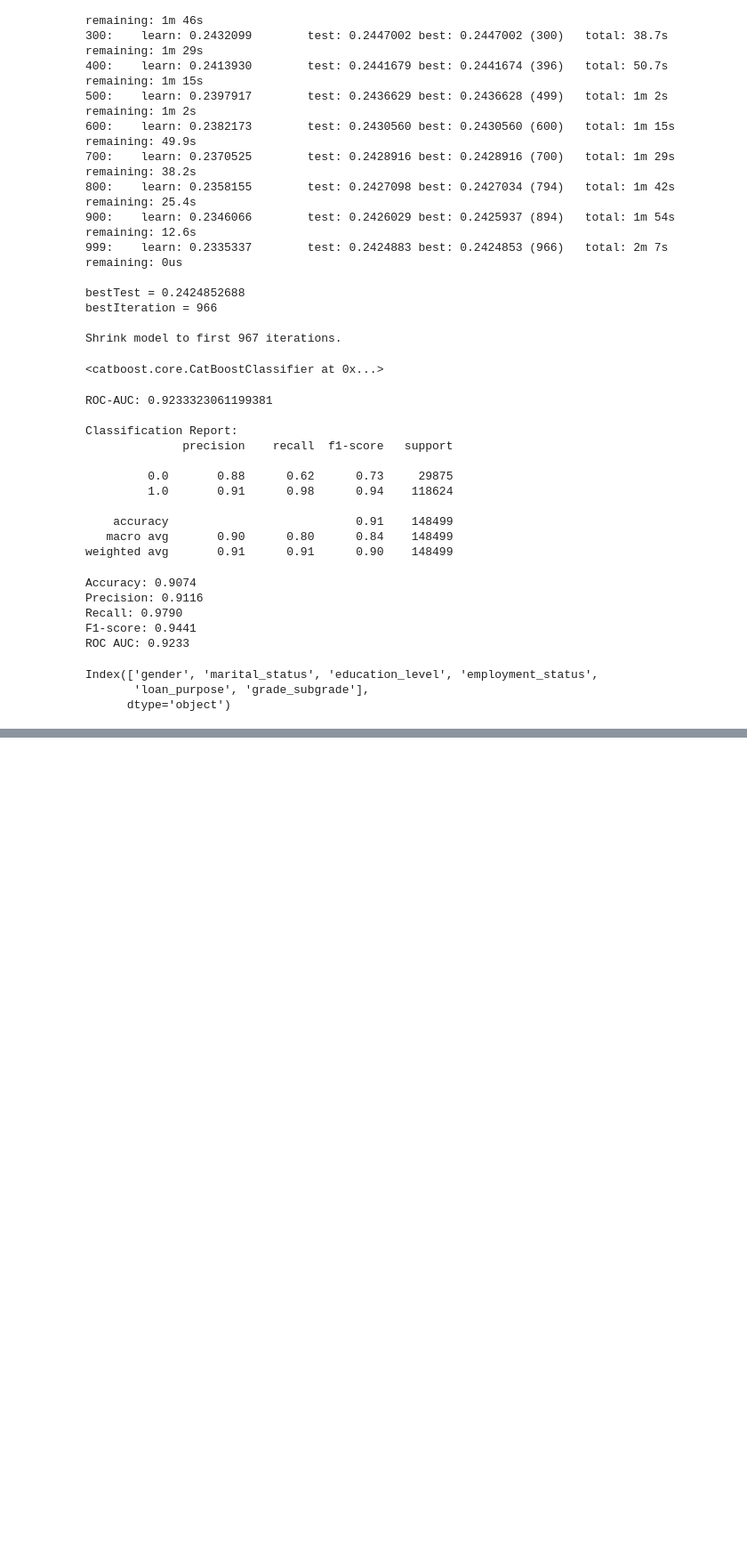
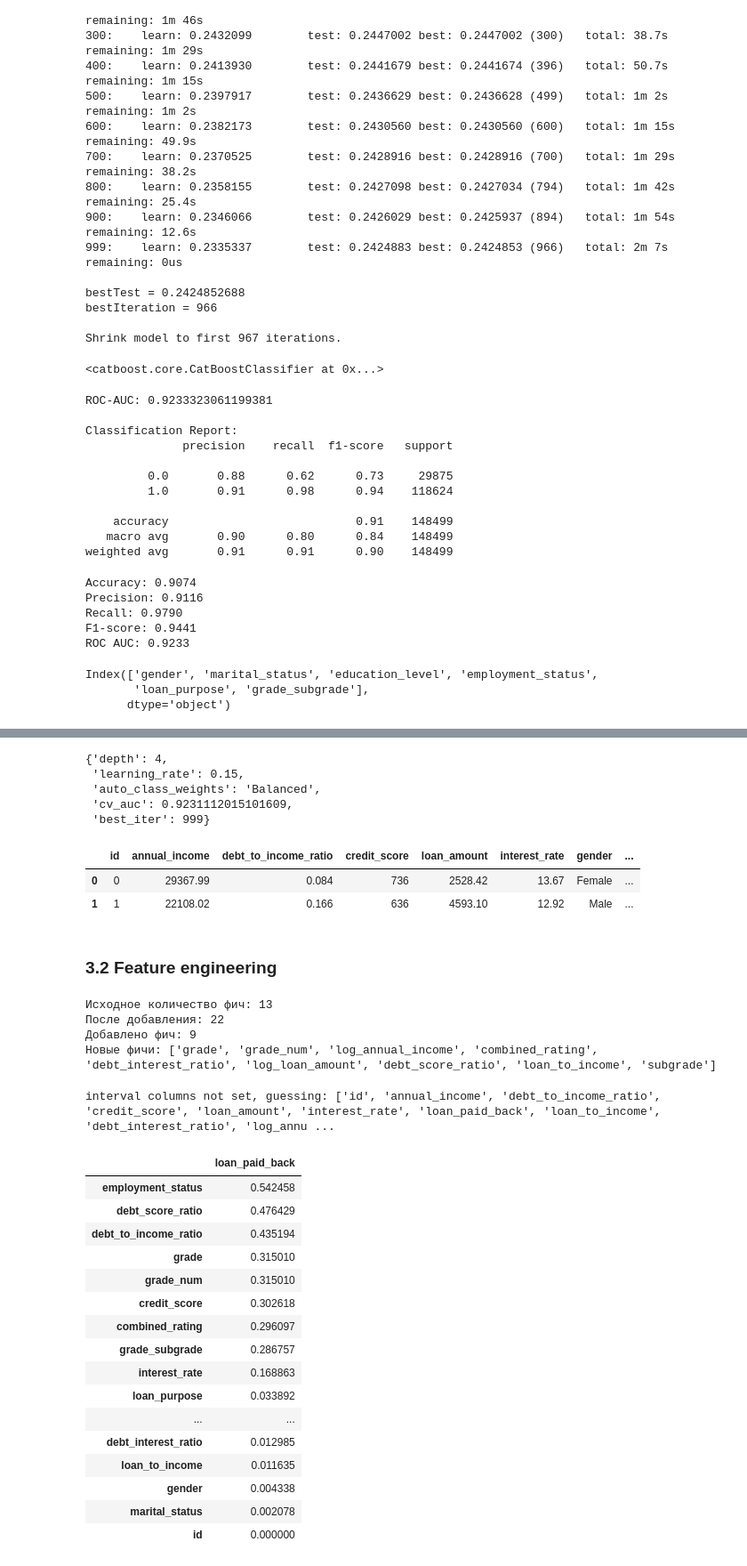
Before and after one commit to vulcan4ik/loan-prediction-2025, a Jupyter notebook: ipynb/loan-prediction-11-2025.ipynb, the cells around one changed output, grey strips where cells are left out. Shown: that part at 89% size. Saved outputs shown, nothing was run; the diff lists cells and outputs as text; code cells hidden in the pictures; blank space fills up the shorter version.

```diff
--- a/ipynb/loan-prediction-11-2025.ipynb
+++ b/ipynb/loan-prediction-11-2025.ipynb
@@ -483,0 +590,18 @@ Index(['gender', 'marital_status', 'education_level', 'employment_status',
+# %%
+# Лучшая комбинация
+best = results_df.iloc[0].to_dict()
+best
+# %% [output]
+{'depth': 4,
+ 'learning_rate': 0.15,
+ 'auto_class_weights': 'Balanced',
+ 'cv_auc': 0.9231112015101609,
+ 'best_iter': 999}
+# %%
+train.head(2)
+# %% [output]
+|  | id | annual_income | debt_to_income_ratio | credit_score | loan_amount | interest_rate | gender | ... |
+| 0 | 0 | 29367.99 | 0.084 | 736 | 2528.42 | 13.67 | Female | ... |
+| 1 | 1 | 22108.02 | 0.166 | 636 | 4593.10 | 12.92 | Male | ... |
+# %% [markdown]
+### 3.2 Feature engineering
@@ -483,0 +642,61 @@ Index(['gender', 'marital_status', 'education_level', 'employment_status',
+# %%
+train_fe_added = add_features(train)
+# %%
+def add_combined_rating(df):
+    """
+    Создаёт числовой рейтинг заемщика на основе grade_subgrade.
+    Чем выше combined_rating, тем надёжнее клиент.
+    """
+    df = df.copy()
+
+    # Карта соответствия буквенного рейтинга
+    grade_map = {"A": 7, "B": 6, "C": 5, "D": 4, "E": 3, "F": 2, "G": 1}
+
+    # Разделяем grade и subgrade
+    df["grade"] = df["grade_subgrade"].str[0]
+    df["subgrade"] = df["grade_subgrade"].str[1:].astype(int)
+
+    # Числовое представление: чем выше grade — тем лучше
+    df["grade_num"] = df["grade"].map(grade_map)
+
+    # Итоговый рейтинг (чем выше — тем надёжнее)
+    df["combined_rating"] = df["grade_num"] + (1 - df["subgrade"] / 10)
+
+    return df
+# %%
+train_fe_added = add_combined_rating(train_fe_added)
+# %%
+features_added = list(set(train_fe_added.columns) - set(train.columns))
+print(f"Исходное количество фич: {train.shape[1]}")
+print(f"После добавления: {train_fe_added.shape[1]}")
+print(f"Добавлено фич: {len(features_added)}")
+print("Новые фичи:", features_added)
+# %% [output]
+Исходное количество фич: 13
+После добавления: 22
+Добавлено фич: 9
+Новые фичи: ['grade', 'grade_num', 'log_annual_income', 'combined_rating', 'debt_interest_ratio', 'log_loan_amount', 'debt_score_ratio', 'loan_to_income', 'subgrade']
+# %%
+phik_overview = train_fe_added.phik_matrix()
+phik_overview["loan_paid_back"].drop("loan_paid_back").sort_values(
+    ascending=False
+).to_frame()
+# %% [output]
+interval columns not set, guessing: ['id', 'annual_income', 'debt_to_income_ratio', 'credit_score', 'loan_amount', 'interest_rate', 'loan_paid_back', 'loan_to_income', 'debt_interest_ratio', 'log_annu ...
+|  | loan_paid_back |
+| employment_status | 0.542458 |
+| debt_score_ratio | 0.476429 |
+| debt_to_income_ratio | 0.435194 |
+| grade | 0.315010 |
+| grade_num | 0.315010 |
+| credit_score | 0.302618 |
+| combined_rating | 0.296097 |
+| grade_subgrade | 0.286757 |
+| interest_rate | 0.168863 |
+| loan_purpose | 0.033892 |
+| ... | ... |
+| debt_interest_ratio | 0.012985 |
+| loan_to_income | 0.011635 |
+| gender | 0.004338 |
+| marital_status | 0.002078 |
+| id | 0.000000 |
```
Also changed, not shown: parts of 14 cells of this notebook, 32 other files.
